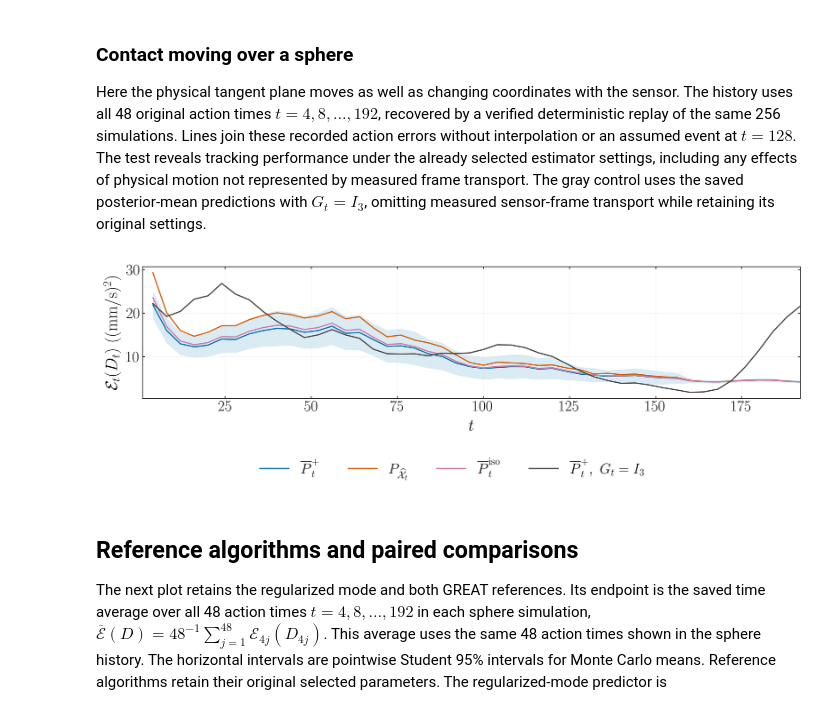
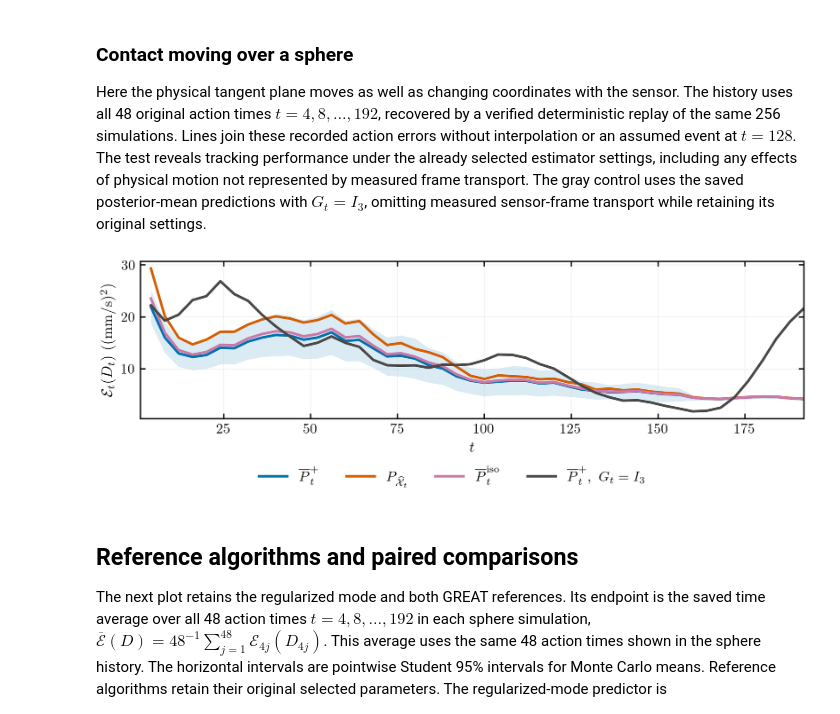
Before and after one commit to shreyasnb/Bayesian-ST, a Jupyter notebook: notebooks/contact_prediction_diagnostics.ipynb, the cells around one changed output. Cells and saved outputs as stored; diff of their text form; code cells hidden in the pictures.

```diff
--- a/notebooks/contact_prediction_diagnostics.ipynb
+++ b/notebooks/contact_prediction_diagnostics.ipynb
@@ -138,15 +138,15 @@ Here the physical tangent plane moves as well as changing coordinates with the s
 # %%
 # Edit this figure's canvas, text, colors and save commands directly.
 DPI = 300
-FIGSIZE = (15, 5)
-LABEL_FONT_SIZE = 25.
-TICK_FONT_SIZE = 23.
-LEGEND_FONT_SIZE = 22.
+FIGSIZE = (7, 2.4)
+LABEL_FONT_SIZE = 10.5
+TICK_FONT_SIZE = 10.0
+LEGEND_FONT_SIZE = 10.0
 plt.rcParams.update({
     'text.usetex': True, 'font.family': 'serif', 'font.size': LABEL_FONT_SIZE,
     'axes.labelsize': LABEL_FONT_SIZE, 'axes.titlesize': LABEL_FONT_SIZE,
     'xtick.labelsize': TICK_FONT_SIZE, 'ytick.labelsize': TICK_FONT_SIZE,
-    'legend.fontsize': LEGEND_FONT_SIZE, 'axes.labelpad': 8.,
+    'legend.fontsize': LEGEND_FONT_SIZE, 'axes.labelpad': 4.,
     'figure.dpi': DPI, 'savefig.dpi': DPI,
 })
 SAVE_PDF = True
@@ -177,37 +177,37 @@ for curve in record['curves']:
     ax.plot(points[:, 0], points[:, 1], color=COLORS[method], label=LABELS[method], linestyle='-')
     if method == 'mean':
         ax.fill_between(points[:,0], points[:,2], points[:,3],
                         color=COLORS[method], alpha=.14, linewidth=0)
 ax.set(xlabel=r'$t$', ylabel=r'$\mathcal E_t(D_t)$ $((\mathrm{mm}/\mathrm{s})^2)$',
        xlim=(1, int(record['T'])))
 BORDER_WIDTH = .9
 for spine in ax.spines.values():
     spine.set_visible(True)
     spine.set_linewidth(BORDER_WIDTH)
 ax.tick_params(axis='both', which='both', direction='in',
                top=True, right=True, bottom=True, left=True,
                labeltop=False, labelright=False, labelbottom=True, labelleft=True,
                width=BORDER_WIDTH)
 ax.xaxis.set_label_position('bottom')
 ax.yaxis.set_label_position('left')
 ax.grid(color='#BFC4C8', alpha=.30, linewidth=.45)
 fig.legend(*ax.get_legend_handles_labels(), loc='outside lower center',
            ncol=4, frameon=False, fontsize=LEGEND_FONT_SIZE)
 
 # Vector text/curves remain in the PDF; surfaces are rasterized at DPI.
-fig.get_layout_engine().set(h_pad=.18, w_pad=.16)
+fig.get_layout_engine().set(h_pad=.04, w_pad=.04)
 if SAVE_PDF:
     PDF_PATH.parent.mkdir(parents=True, exist_ok=True)
-    fig.savefig(PDF_PATH, dpi=DPI, bbox_inches=None)
+    fig.savefig(PDF_PATH, dpi=DPI, bbox_inches='tight', pad_inches=.04)
     PNG_PATH = PDF_PATH.with_suffix('.png')
-    fig.savefig(PNG_PATH, dpi=DPI, bbox_inches=None)
+    fig.savefig(PNG_PATH, dpi=DPI, bbox_inches='tight', pad_inches=.04)
     DRAFT_PATH.parent.mkdir(parents=True, exist_ok=True)
     DRAFT_PATH.write_bytes(PDF_PATH.read_bytes())
     DRAFT_PNG_PATH = DRAFT_PATH.with_suffix('.png')
     DRAFT_PNG_PATH.write_bytes(PNG_PATH.read_bytes())
 plt.show()
 # %% [output]
-[figure, old version]
+[figure, new version]
 # %% [markdown]
 ## Reference algorithms and paired comparisons
 
```
Also changed, not shown: parts of 1 cell of this notebook, 51 other files.
